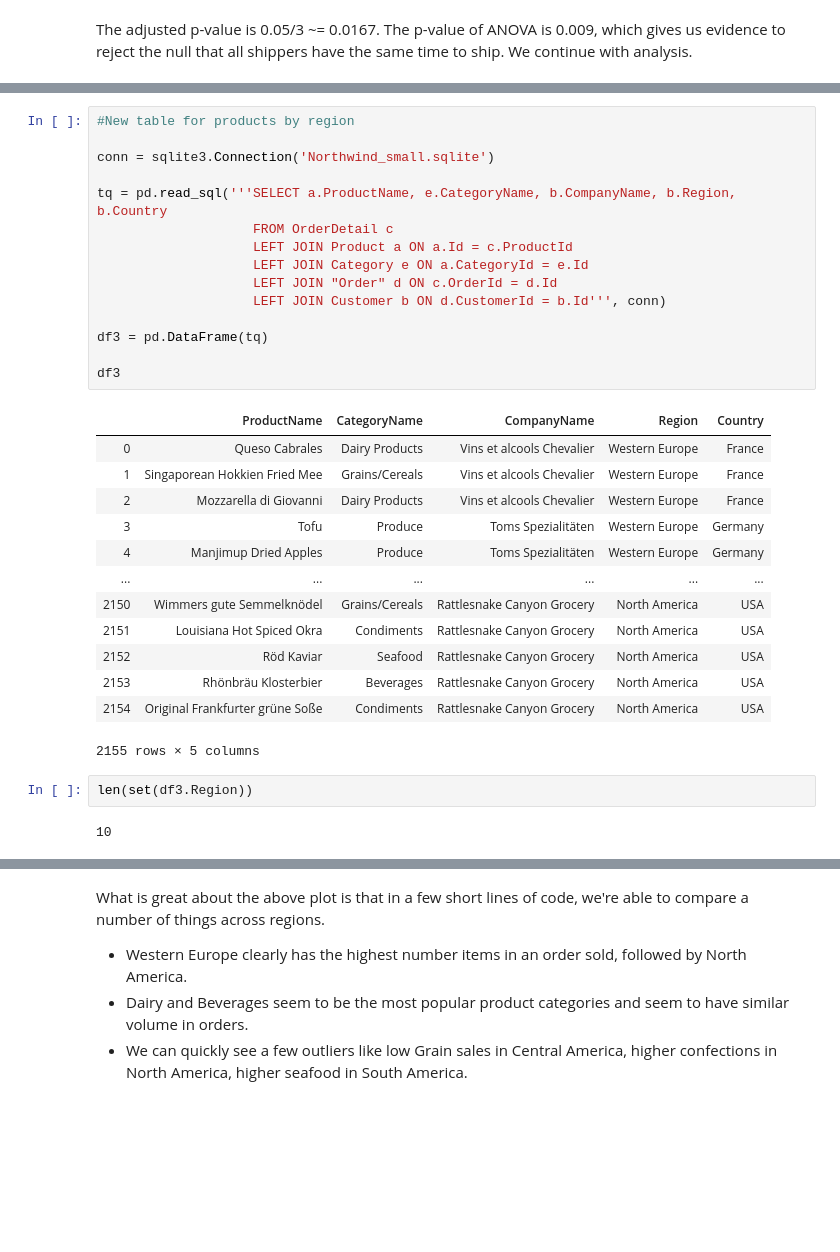
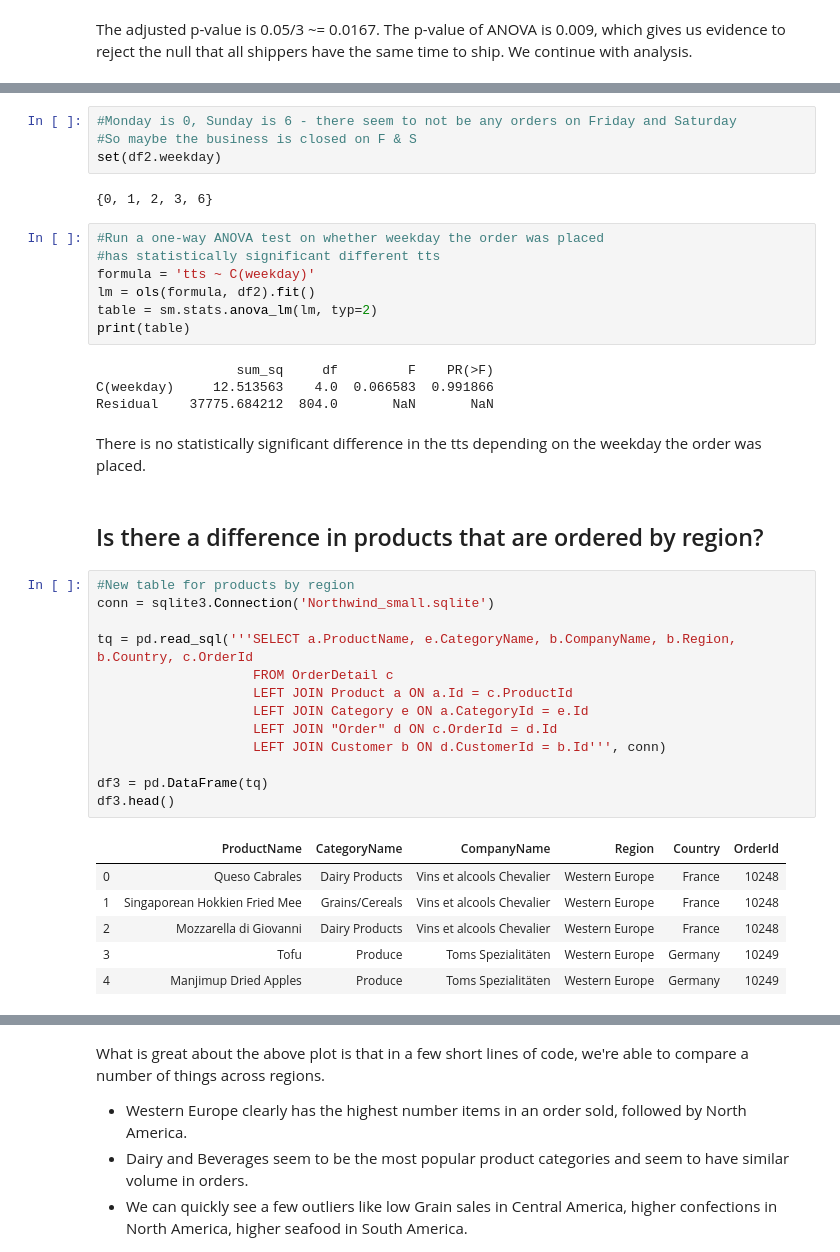
Before and after one commit to zachzazueta/Northwinds_redo, a Jupyter notebook: Northwinds_redo1.ipynb, the cells around one changed output, grey strips where cells are left out. Cells and saved outputs as stored; diff of their text form; blank space fills up the shorter version.

```diff
--- a/Northwinds_redo1.ipynb
+++ b/Northwinds_redo1.ipynb
@@ -424,34 +390,42 @@ df3
+# %%
+#Monday is 0, Sunday is 6 - there seem to not be any orders on Friday and Saturday
+#So maybe the business is closed on F & S
+set(df2.weekday)
+# %% [output]
+{0, 1, 2, 3, 6}
+# %%
+#Run a one-way ANOVA test on whether weekday the order was placed
+#has statistically significant different tts
+formula = 'tts ~ C(weekday)'
+lm = ols(formula, df2).fit()
+table = sm.stats.anova_lm(lm, typ=2)
+print(table)
+# %% [output]
+                  sum_sq     df         F    PR(>F)
+C(weekday)     12.513563    4.0  0.066583  0.991866
+Residual    37775.684212  804.0       NaN       NaN
+# %% [markdown]
+There is no statistically significant difference in the tts depending on the weekday the order was placed.
+# %% [markdown]
+## Is there a difference in products that are ordered by region?
 # %%
 #New table for products by region
-
 conn = sqlite3.Connection('Northwind_small.sqlite')
 
-tq = pd.read_sql('''SELECT a.ProductName, e.CategoryName, b.CompanyName, b.Region, b.Country
+tq = pd.read_sql('''SELECT a.ProductName, e.CategoryName, b.CompanyName, b.Region, b.Country, c.OrderId
                     FROM OrderDetail c
                     LEFT JOIN Product a ON a.Id = c.ProductId
                     LEFT JOIN Category e ON a.CategoryId = e.Id
                     LEFT JOIN "Order" d ON c.OrderId = d.Id
                     LEFT JOIN Customer b ON d.CustomerId = b.Id''', conn)
 
 df3 = pd.DataFrame(tq)
-
-df3
+df3.head()
 # %% [output]
-|  | ProductName | CategoryName | CompanyName | Region | Country |
-| 0 | Queso Cabrales | Dairy Products | Vins et alcools Chevalier | Western Europe | France |
-| 1 | Singaporean Hokkien Fried Mee | Grains/Cereals | Vins et alcools Chevalier | Western Europe | France |
-| 2 | Mozzarella di Giovanni | Dairy Products | Vins et alcools Chevalier | Western Europe | France |
-| 3 | Tofu | Produce | Toms Spezialitäten | Western Europe | Germany |
-| 4 | Manjimup Dried Apples | Produce | Toms Spezialitäten | Western Europe | Germany |
-| ... | ... | ... | ... | ... | ... |
-| 2150 | Wimmers gute Semmelknödel | Grains/Cereals | Rattlesnake Canyon Grocery | North America | USA |
-| 2151 | Louisiana Hot Spiced Okra | Condiments | Rattlesnake Canyon Grocery | North America | USA |
-| 2152 | Röd Kaviar | Seafood | Rattlesnake Canyon Grocery | North America | USA |
-| 2153 | Rhönbräu Klosterbier | Beverages | Rattlesnake Canyon Grocery | North America | USA |
-| 2154 | Original Frankfurter grüne Soße | Condiments | Rattlesnake Canyon Grocery | North America | USA |
+|  | ProductName | CategoryName | CompanyName | Region | Country | OrderId |
+| 0 | Queso Cabrales | Dairy Products | Vins et alcools Chevalier | Western Europe | France | 10248 |
+| 1 | Singaporean Hokkien Fried Mee | Grains/Cereals | Vins et alcools Chevalier | Western Europe | France | 10248 |
+| 2 | Mozzarella di Giovanni | Dairy Products | Vins et alcools Chevalier | Western Europe | France | 10248 |
+| 3 | Tofu | Produce | Toms Spezialitäten | Western Europe | Germany | 10249 |
+| 4 | Manjimup Dried Apples | Produce | Toms Spezialitäten | Western Europe | Germany | 10249 |
-2155 rows × 5 columns
-# %%
-len(set(df3.Region))
-# %% [output]
-10
 # %%
```
Also changed, not shown: parts of 17 cells of this notebook.
